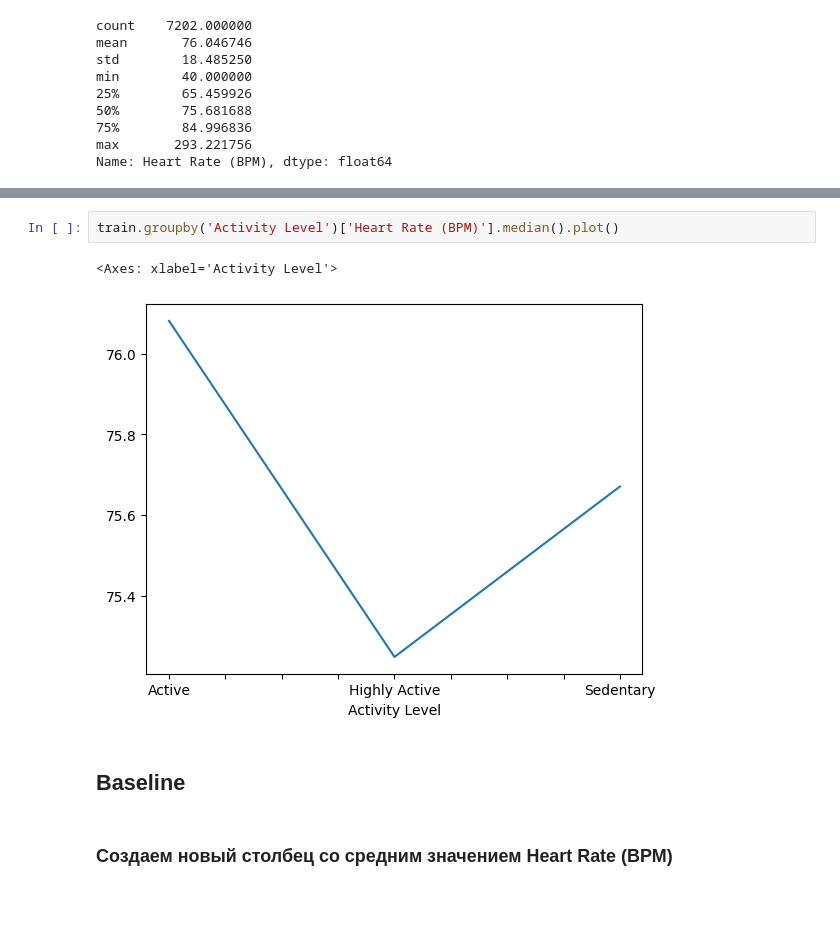
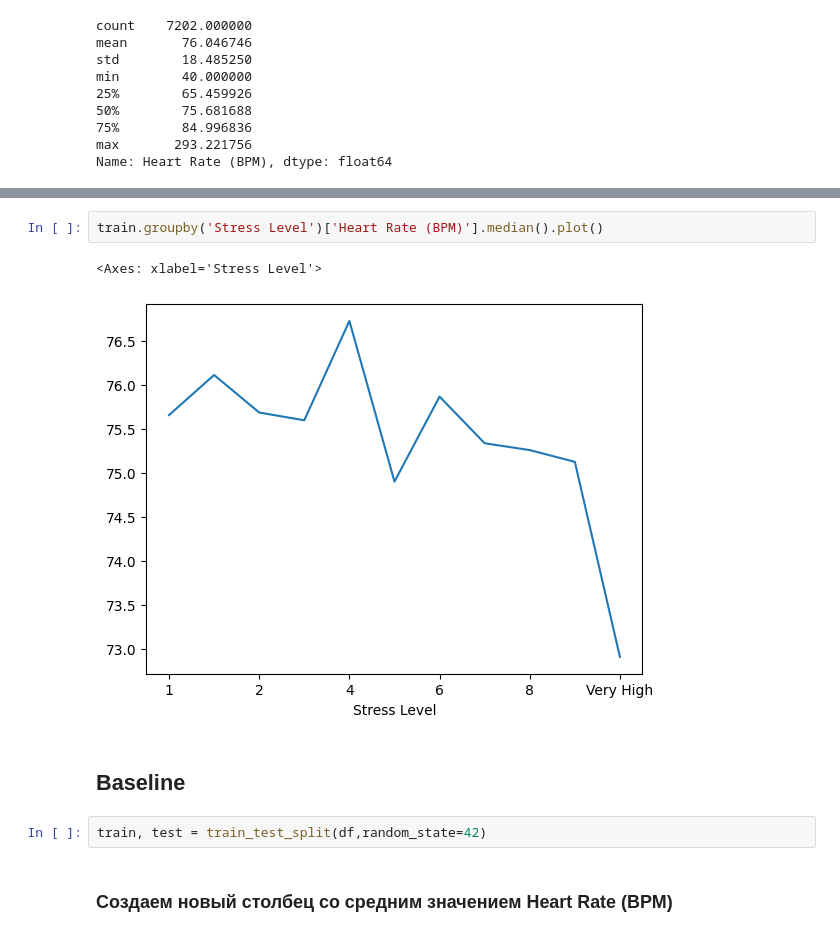
Before and after one commit to AndryushkaKolesnikov/SmartHealth-Watch-Analytics, a Jupyter notebook: smartwatch_human.ipynb, the cells around one changed output, grey strips where cells are left out. Saved outputs shown, nothing was run; the diff lists cells and outputs as text; blank space fills up the shorter version.

```diff
--- a/smartwatch_human.ipynb
+++ b/smartwatch_human.ipynb
@@ -332,10 +340,12 @@ train.groupby('Activity Level')['Heart Rate (BPM)'].agg(['count','mean','median'
 # %%
-train.groupby('Activity Level')['Heart Rate (BPM)'].median().plot()
+train.groupby('Stress Level')['Heart Rate (BPM)'].median().plot()
 # %% [output]
-<Axes: xlabel='Activity Level'>
+<Axes: xlabel='Stress Level'>
-[figure, old version]
+[figure, new version]
 # %% [markdown]
 ## Baseline
+# %%
+train, test = train_test_split(df,random_state=42)
 # %% [markdown]
 ### Создаем новый столбец со средним значением Heart Rate (BPM)
 # %%
```
Also changed, not shown: parts of 47 cells of this notebook.
